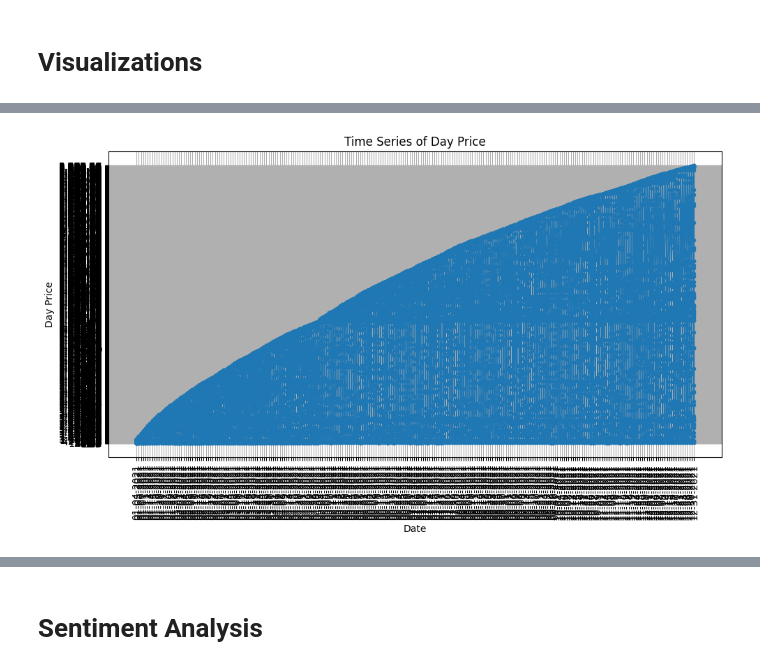
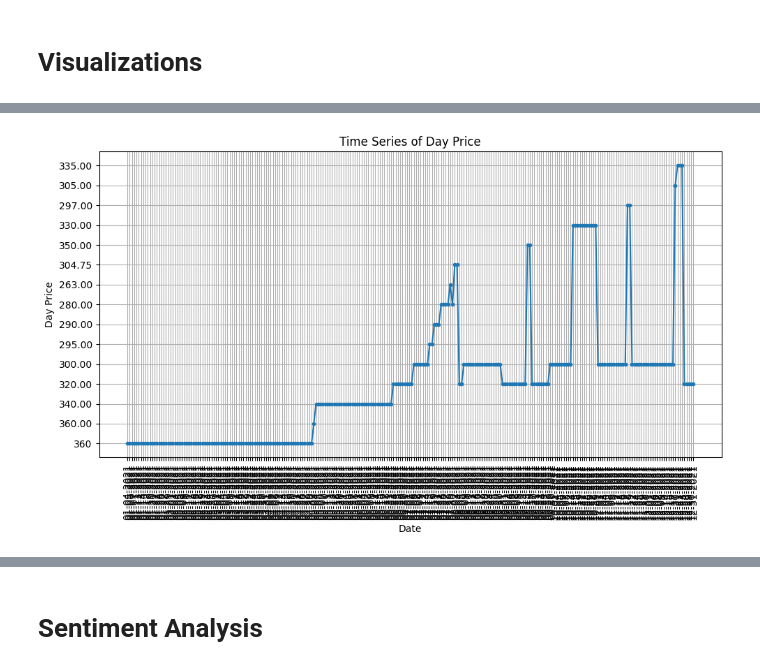
Before and after one commit to JosephRidge/NSE_DATA, a Jupyter notebook: app.ipynb, the cells around one changed output, grey strips where cells are left out. Cells and saved outputs as stored; diff of their text form; code cells hidden in the pictures.

Commit message:
readme & visualizations

```diff
--- a/app.ipynb
+++ b/app.ipynb
@@ -218,14 +310,13 @@ plt.show()
 # %%
-
 # Plot time series
 plt.figure(figsize=(10, 6))
-plt.plot(df["DATE"], df["Day Price"], marker='.', linestyle='-')
+plt.plot(filtered_df["DATE"], filtered_df["Day Price"], marker='.', linestyle='-')
 plt.title("Time Series of Day Price")
 plt.xlabel("Date")
 plt.ylabel("Day Price")
 plt.grid(True)
 plt.xticks(rotation=90)
 plt.tight_layout()
 plt.show()
 # %% [output]
-[figure, old version]
+[figure, new version]
```
Also changed, not shown: parts of 10 cells of this notebook, 1 other file.
